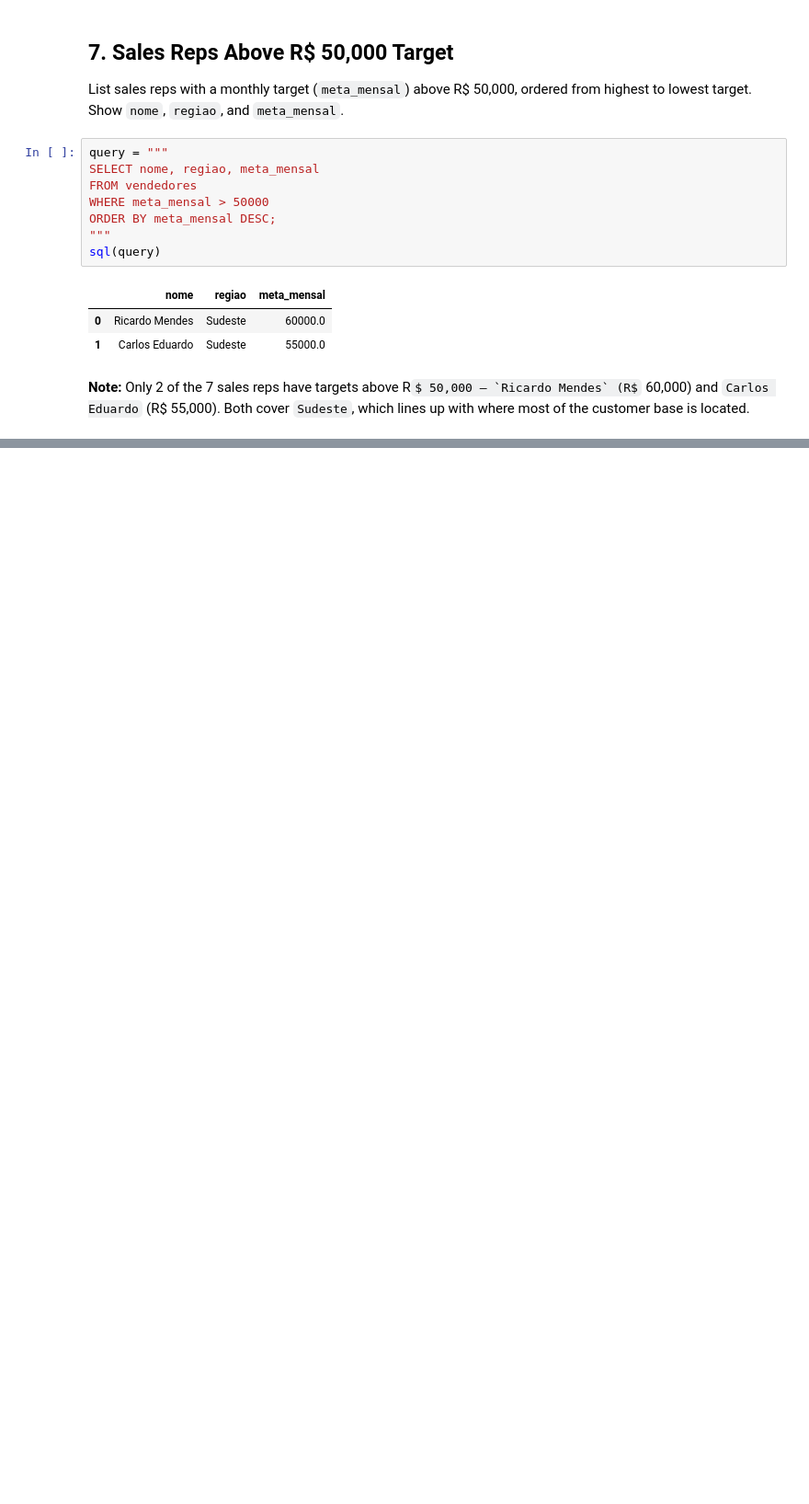
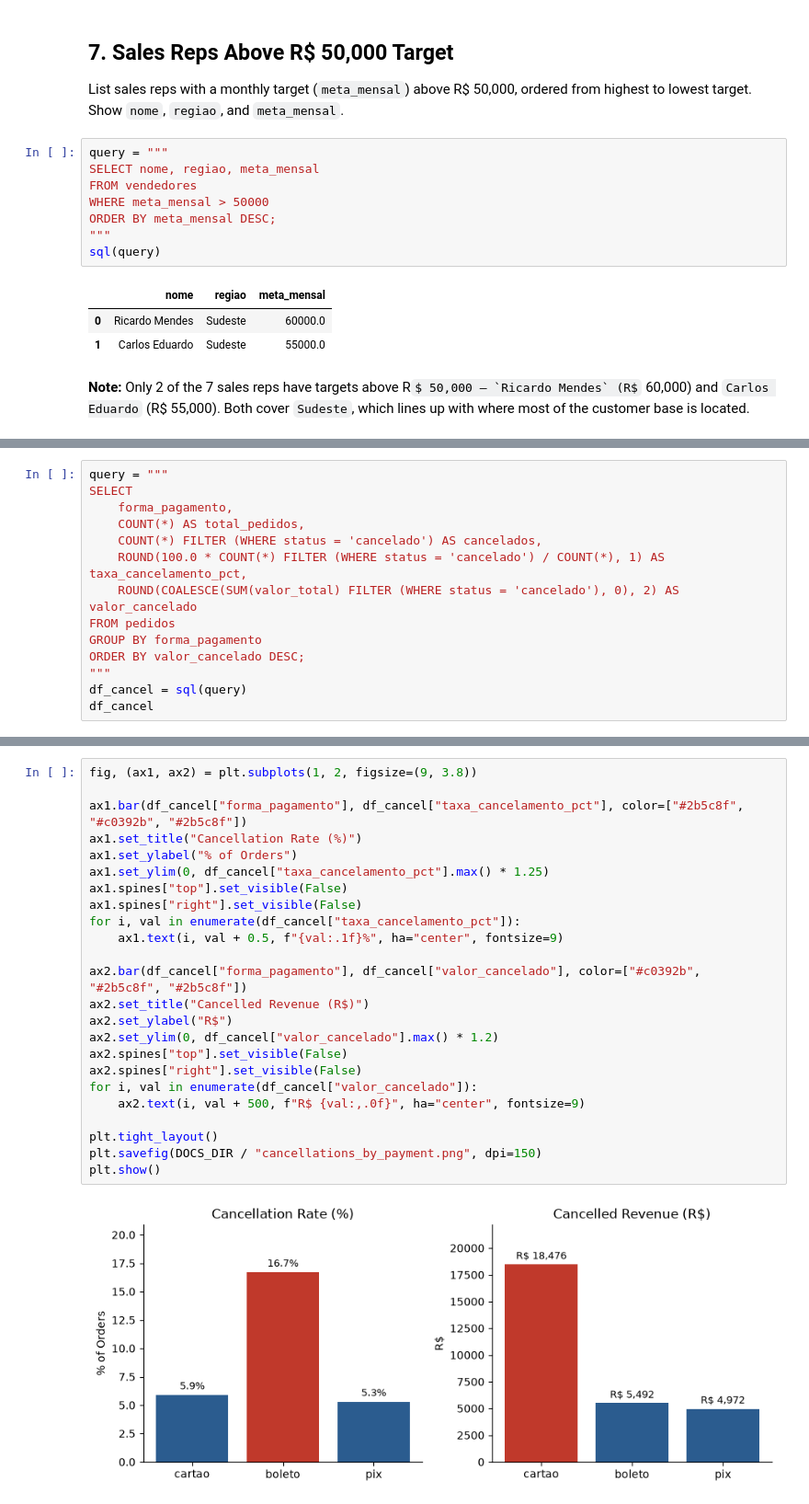
Before and after one commit to NickNunes26/datamundo-practice, a Jupyter notebook: first_week_report.ipynb, the cells around one changed output, grey strips where cells are left out. Shown at 92% size. Drawn from its saved outputs; the diff is of its cells as text; some formulas as TeX source; blank space fills up the shorter version.

```diff
--- a/first_week_report.ipynb
+++ b/first_week_report.ipynb
@@ -202,0 +269,14 @@ sql(query)
+# %%
+query = """
+SELECT
+    forma_pagamento,
+    COUNT(*) AS total_pedidos,
+    COUNT(*) FILTER (WHERE status = 'cancelado') AS cancelados,
+    ROUND(100.0 * COUNT(*) FILTER (WHERE status = 'cancelado') / COUNT(*), 1) AS taxa_cancelamento_pct,
+    ROUND(COALESCE(SUM(valor_total) FILTER (WHERE status = 'cancelado'), 0), 2) AS valor_cancelado
+FROM pedidos
+GROUP BY forma_pagamento
+ORDER BY valor_cancelado DESC;
+"""
+df_cancel = sql(query)
+df_cancel
@@ -202,0 +288,26 @@ sql(query)
+# %%
+fig, (ax1, ax2) = plt.subplots(1, 2, figsize=(9, 3.8))
+
+ax1.bar(df_cancel["forma_pagamento"], df_cancel["taxa_cancelamento_pct"], color=["#2b5c8f", "#c0392b", "#2b5c8f"])
+ax1.set_title("Cancellation Rate (%)")
+ax1.set_ylabel("% of Orders")
+ax1.set_ylim(0, df_cancel["taxa_cancelamento_pct"].max() * 1.25)
+ax1.spines["top"].set_visible(False)
+ax1.spines["right"].set_visible(False)
+for i, val in enumerate(df_cancel["taxa_cancelamento_pct"]):
+    ax1.text(i, val + 0.5, f"{val:.1f}%", ha="center", fontsize=9)
+
+ax2.bar(df_cancel["forma_pagamento"], df_cancel["valor_cancelado"], color=["#c0392b", "#2b5c8f", "#2b5c8f"])
+ax2.set_title("Cancelled Revenue (R$)")
+ax2.set_ylabel("R$")
+ax2.set_ylim(0, df_cancel["valor_cancelado"].max() * 1.2)
+ax2.spines["top"].set_visible(False)
+ax2.spines["right"].set_visible(False)
+for i, val in enumerate(df_cancel["valor_cancelado"]):
+    ax2.text(i, val + 500, f"R$ {val:,.0f}", ha="center", fontsize=9)
+
+plt.tight_layout()
+plt.savefig(DOCS_DIR / "cancellations_by_payment.png", dpi=150)
+plt.show()
+# %% [output]
+[figure, added]
```
Also changed, not shown: parts of 17 cells of this notebook, 4 other files.
